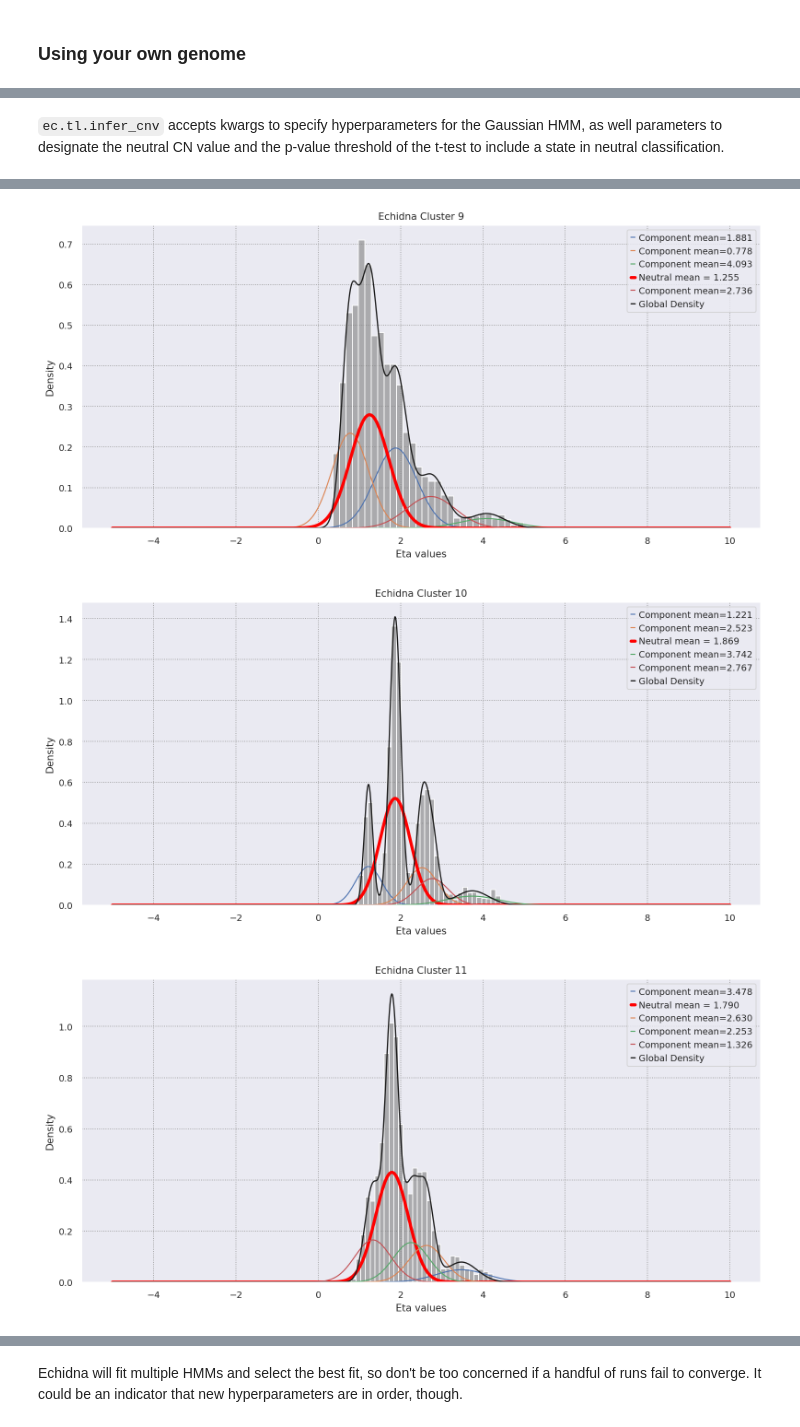
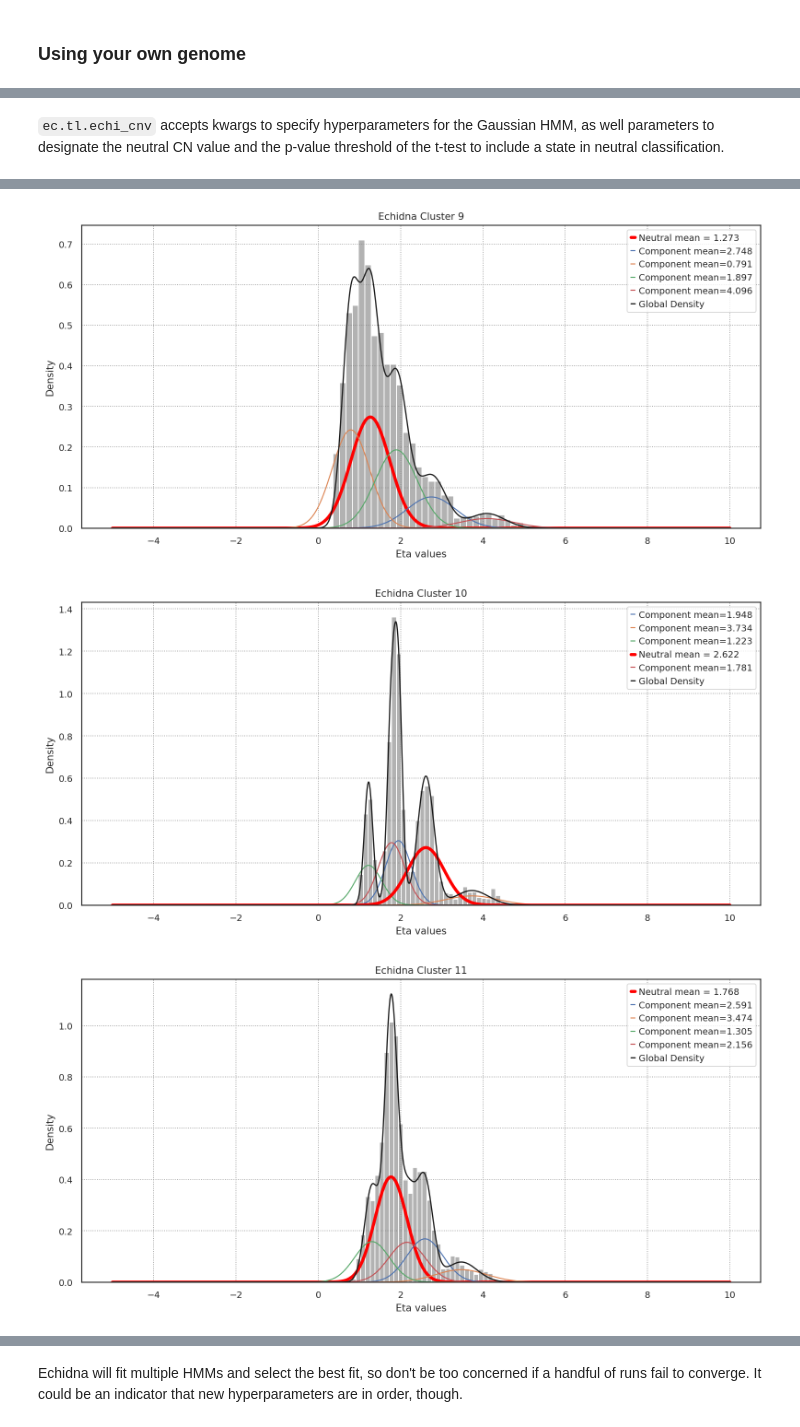
Before and after one commit to azizilab/echidna, a Jupyter notebook: examples/3-infer-gene-dosage.ipynb, the cells around one changed output, grey strips where cells are left out. Saved outputs shown, nothing was run; the diff lists cells and outputs as text; code cells hidden in the pictures.

```diff
--- a/examples/3-infer-gene-dosage.ipynb
+++ b/examples/3-infer-gene-dosage.ipynb
@@ -80,17 +82,18 @@ genome = genome.groupby(["chrom", "geneName"]).agg(
     txEnd=("txEnd", "max")
 ).reset_index()
 # %% [markdown]
-`ec.tl.infer_cnv` accepts kwargs to specify hyperparameters for the Gaussian HMM, as well parameters to designate the neutral CN value and the p-value threshold of the t-test to include a state in neutral classification.
+`ec.tl.echi_cnv` accepts kwargs to specify hyperparameters for the Gaussian HMM, as well parameters to designate the neutral CN value and the p-value threshold of the t-test to include a state in neutral classification.
 # %%
-ec.tl.infer_cnv(
+ec.tl.echi_cnv(
     adata,
     genome=genome, # custom genome
     gaussian_smoothing=True, # Apply a Gaussian filter before running HMM
-    filter_genes=True, # If True, keeps only high variance genes in top filter_quantile
+    filter_genes=False, # If True, keeps only high variance genes in top filter_quantile
     filter_quantile=.8, # Quantile of variance for gene filter
-    n_iter=100,
+    n_iter=10,
     transmat_prior=1, # Parameters of the Dirichlet prior distribution for each row of the transition probabilities
     startprob_prior=1, # Parameters of the Dirichlet prior distribution for startprob_
+    n_hmm_components=5, # Number of HMM states
     n_gmm_components=5, # Number of components for GMM to detect neutral state of cluster
     smoother_sigma=6, # Stddev for Gaussian kernel smoothing, ignored if gaussian_smoothing=False
     smoother_radius=8, # Radius of Gaussian kernel, ignored if gaussian_smoothing=False
@@ -109,3 +112,3 @@ ec.tl.infer_cnv(
-[figure, old version]
+[figure, new version]
-[figure, old version]
+[figure, new version]
-[figure, old version]
+[figure, new version]
```
Also changed, not shown: parts of 10 cells of this notebook, 1 other file.
